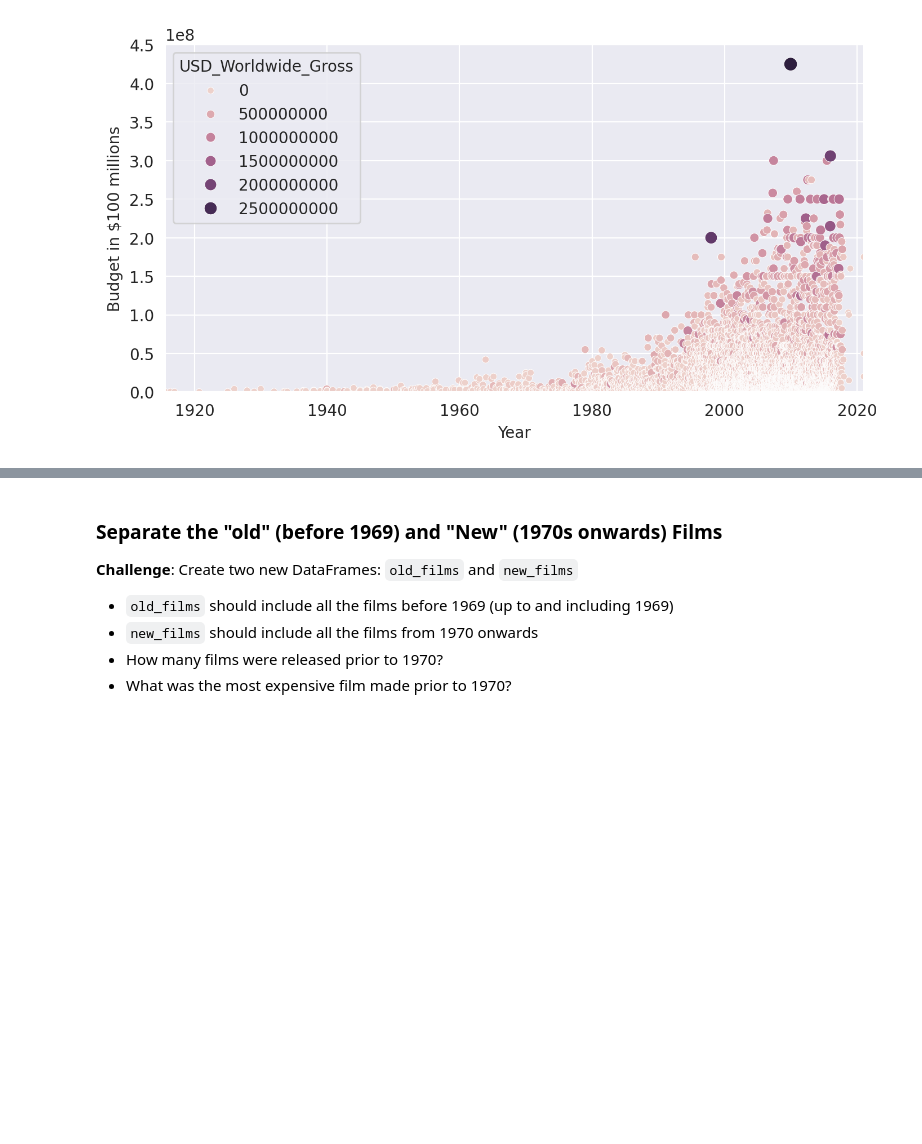
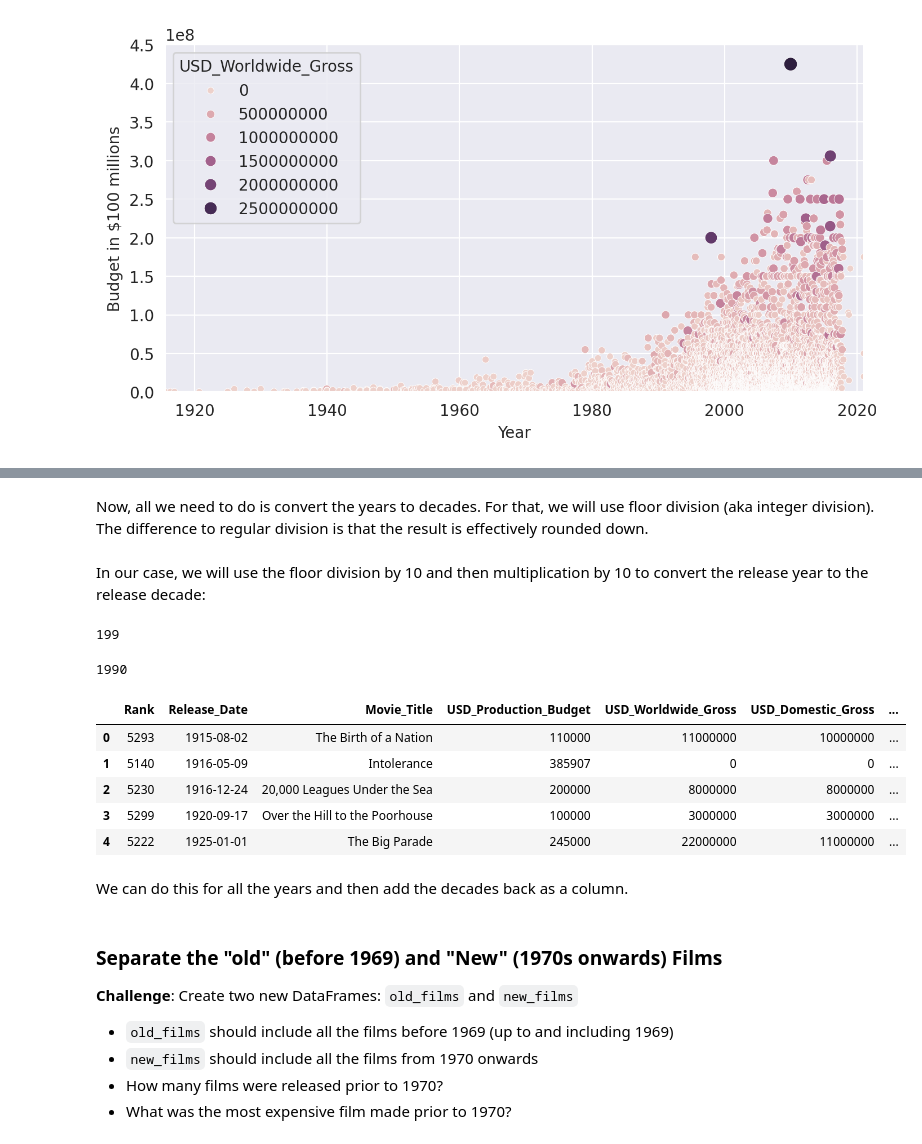
Before and after one commit to ksg-dev/linear-regression-seaborn, a Jupyter notebook: Seaborn_and_Linear_Regression_(start).ipynb, the cells around one changed output, grey strips where cells are left out. Cells and saved outputs as stored; diff of their text form; code cells hidden in the pictures; blank space fills up the shorter version.

Commit message:
add decades column

```diff
--- a/Seaborn_and_Linear_Regression_(start).ipynb
+++ b/Seaborn_and_Linear_Regression_(start).ipynb
@@ -564,3 +566,33 @@ Here's how:
+# %%
+dt_index = pd.DatetimeIndex(clean_data.Release_Date)
+years = dt_index.year
+# %% [markdown]
+Now, all we need to do is convert the years to decades. For that, we will use floor division (aka integer division). The difference to regular division is that the result is effectively rounded down.
+# %% [markdown]
+In our case, we will use the floor division by 10 and then multiplication by 10 to convert the release year to the release decade:
+# %%
+# Convert 1999 to 90s decade
+1999 // 10
+# %% [output]
+199
+# %%
+199*10
+# %% [output]
+1990
+# %%
+decades = years//10*10
+clean_data['Decade'] = decades
+# %%
+clean_data.head()
+# %% [output]
+|  | Rank | Release_Date | Movie_Title | USD_Production_Budget | USD_Worldwide_Gross | USD_Domestic_Gross | ... |
+| 0 | 5293 | 1915-08-02 | The Birth of a Nation | 110000 | 11000000 | 10000000 | ... |
+| 1 | 5140 | 1916-05-09 | Intolerance | 385907 | 0 | 0 | ... |
+| 2 | 5230 | 1916-12-24 | 20,000 Leagues Under the Sea | 200000 | 8000000 | 8000000 | ... |
+| 3 | 5299 | 1920-09-17 | Over the Hill to the Poorhouse | 100000 | 3000000 | 3000000 | ... |
+| 4 | 5222 | 1925-01-01 | The Big Parade | 245000 | 22000000 | 11000000 | ... |
+# %% [markdown]
+We can do this for all the years and then add the decades back as a column.
 # %% [markdown]
 ### Separate the "old" (before 1969) and "New" (1970s onwards) Films
 
```
Also changed, not shown: parts of 1 cell of this notebook.
